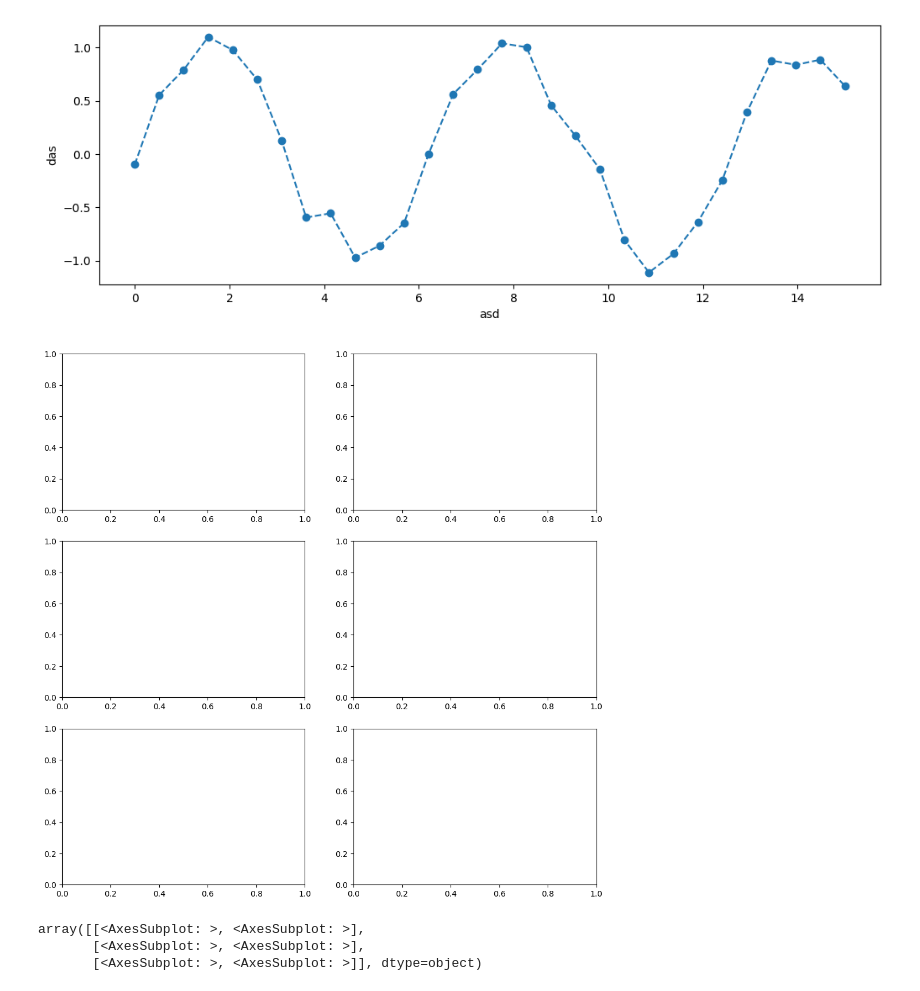
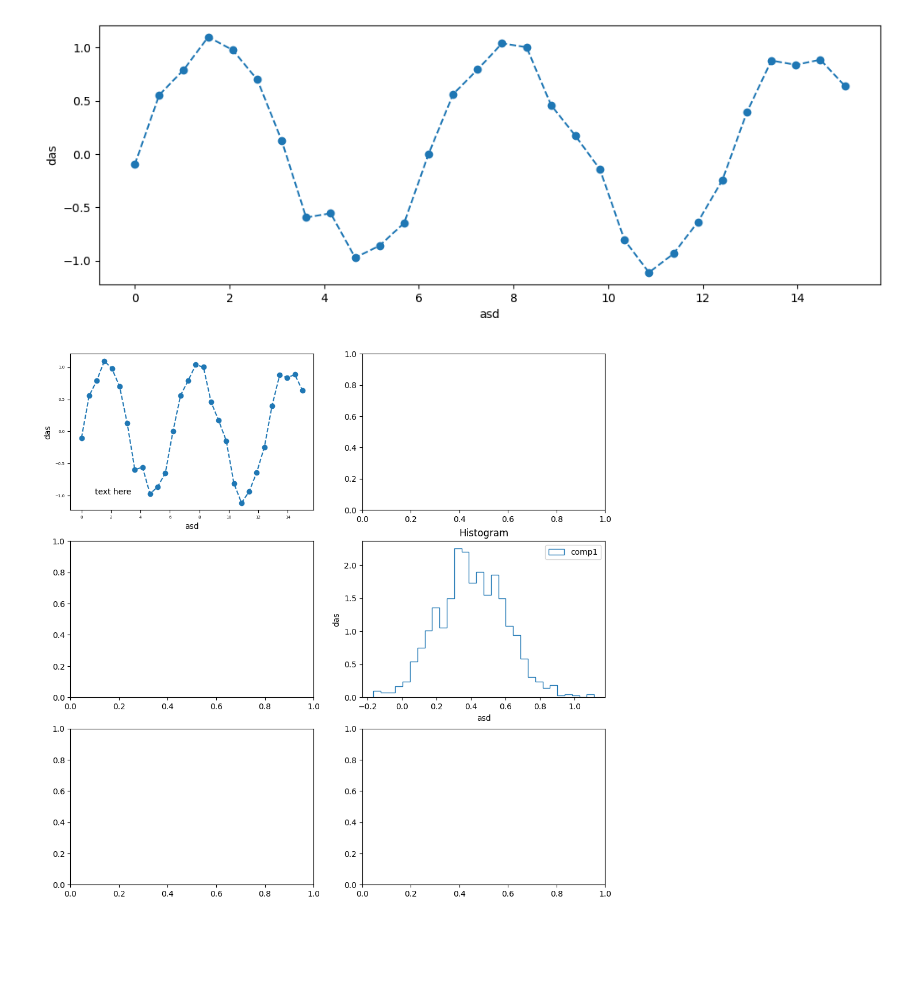
Before and after one commit to Flakvard/statistik, a Jupyter notebook: matplotlib.ipynb, the cells around one changed output. Cells and saved outputs as stored; diff of their text form; code cells hidden in the pictures; blank space fills up the shorter version.

```diff
--- a/matplotlib.ipynb
+++ b/matplotlib.ipynb
@@ -104,15 +104,20 @@ plt.show()
 [figure]
 # %%
 fig, axes = plt.subplots(3,2, figsize=(12,12))
-# ax.plot(x,y, 'o--')
-# ax.set_xlabel('asd')
-# ax.set_ylabel('das')
-# plt.show()
+ax = axes[0][0] #position of the axis
+ax.plot(x,y, 'o--')
+ax.set_xlabel('asd')
+ax.set_ylabel('das')
+ax.text(0.1,0.1, 'text here', transform=ax.transAxes) #0.1,0.1 is the x and y position,
+                                                      #transform sets max x and y value to 1(1,1 = upper right corner)
+ax.tick_params(axis='both', labelsize=5) #size, color ect. of the axis, y,x or both
+
+ax = axes[1][1] #position of the axis
+ax.hist(res, bins=30, density=True, histtype='step', label='comp1')
+ax.set_xlabel('asd')
+ax.set_ylabel('das')
+ax.legend()
+ax.set_title('Histogram')
+plt.show()
 # %% [output]
-[figure, old version]
+[figure, new version]
-# %%
-axes
-# %% [output]
-array([[<AxesSubplot: >, <AxesSubplot: >],
-       [<AxesSubplot: >, <AxesSubplot: >],
-       [<AxesSubplot: >, <AxesSubplot: >]], dtype=object)
```
Also changed, not shown: parts of 16 cells of this notebook, 1 other file.
